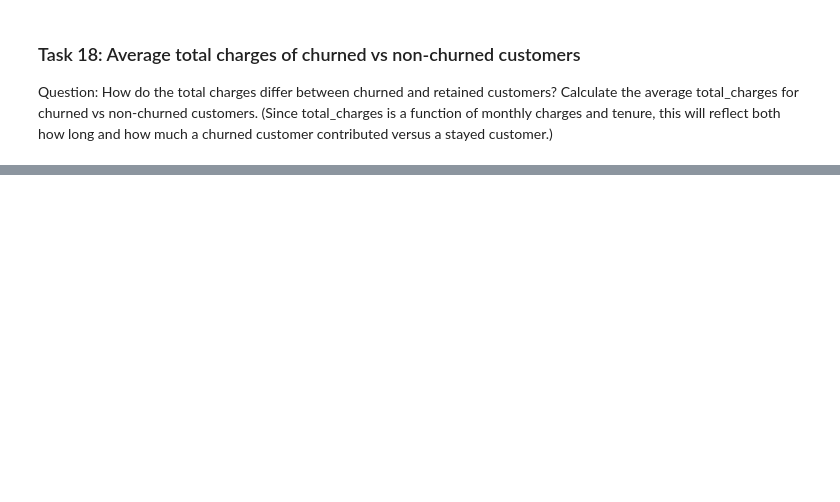
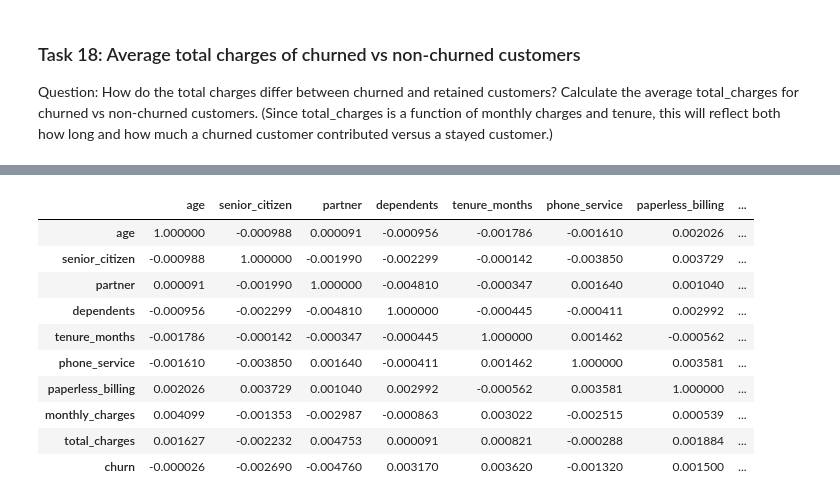
Before and after one commit to sudhirjangra/telecom_customer_churn_analysis, a Jupyter notebook: customer_churn.ipynb, the cells around one changed output, grey strips where cells are left out. Cells and saved outputs as stored; diff of their text form; code cells hidden in the pictures; blank space fills up the shorter version.

```diff
--- a/customer_churn.ipynb
+++ b/customer_churn.ipynb
@@ -491,0 +526,15 @@ total_charges is a function of monthly charges and tenure, this will reflect bot
+# %%
+corr=data.corr(numeric_only=True)
+corr
+# %% [output]
+|  | age | senior_citizen | partner | dependents | tenure_months | phone_service | paperless_billing | ... |
+| age | 1.000000 | -0.000988 | 0.000091 | -0.000956 | -0.001786 | -0.001610 | 0.002026 | ... |
+| senior_citizen | -0.000988 | 1.000000 | -0.001990 | -0.002299 | -0.000142 | -0.003850 | 0.003729 | ... |
+| partner | 0.000091 | -0.001990 | 1.000000 | -0.004810 | -0.000347 | 0.001640 | 0.001040 | ... |
+| dependents | -0.000956 | -0.002299 | -0.004810 | 1.000000 | -0.000445 | -0.000411 | 0.002992 | ... |
+| tenure_months | -0.001786 | -0.000142 | -0.000347 | -0.000445 | 1.000000 | 0.001462 | -0.000562 | ... |
+| phone_service | -0.001610 | -0.003850 | 0.001640 | -0.000411 | 0.001462 | 1.000000 | 0.003581 | ... |
+| paperless_billing | 0.002026 | 0.003729 | 0.001040 | 0.002992 | -0.000562 | 0.003581 | 1.000000 | ... |
+| monthly_charges | 0.004099 | -0.001353 | -0.002987 | -0.000863 | 0.003022 | -0.002515 | 0.000539 | ... |
+| total_charges | 0.001627 | -0.002232 | 0.004753 | 0.000091 | 0.000821 | -0.000288 | 0.001884 | ... |
+| churn | -0.000026 | -0.002690 | -0.004760 | 0.003170 | 0.003620 | -0.001320 | 0.001500 | ... |
```
Also changed, not shown: parts of 26 cells of this notebook, 1 other file.
